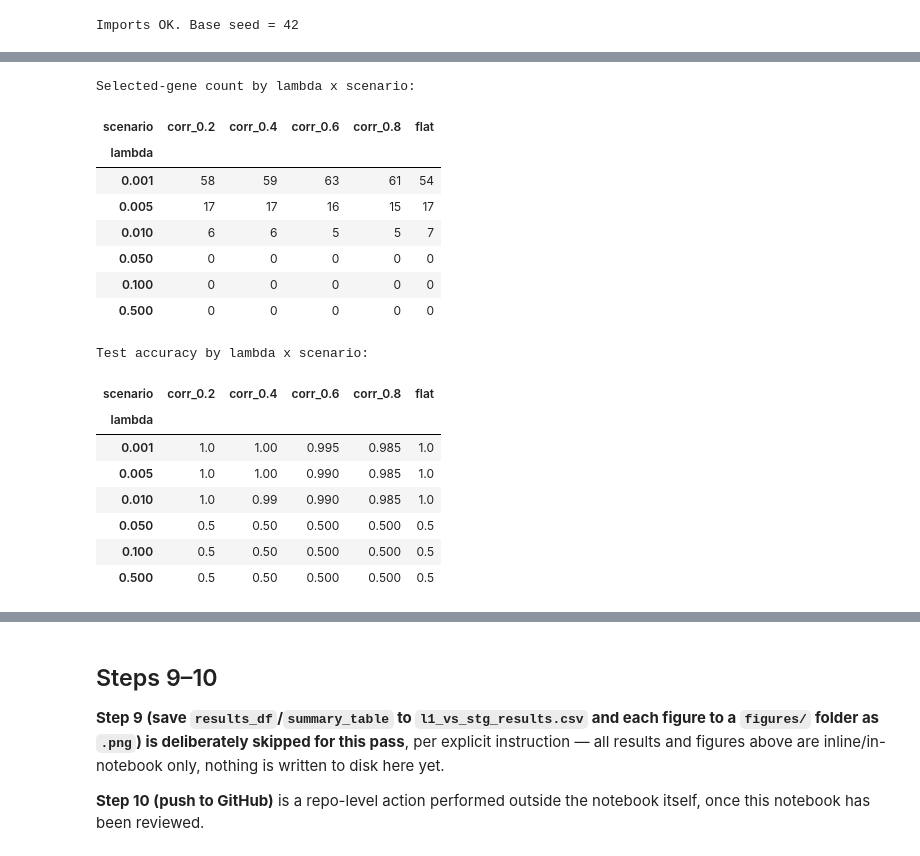
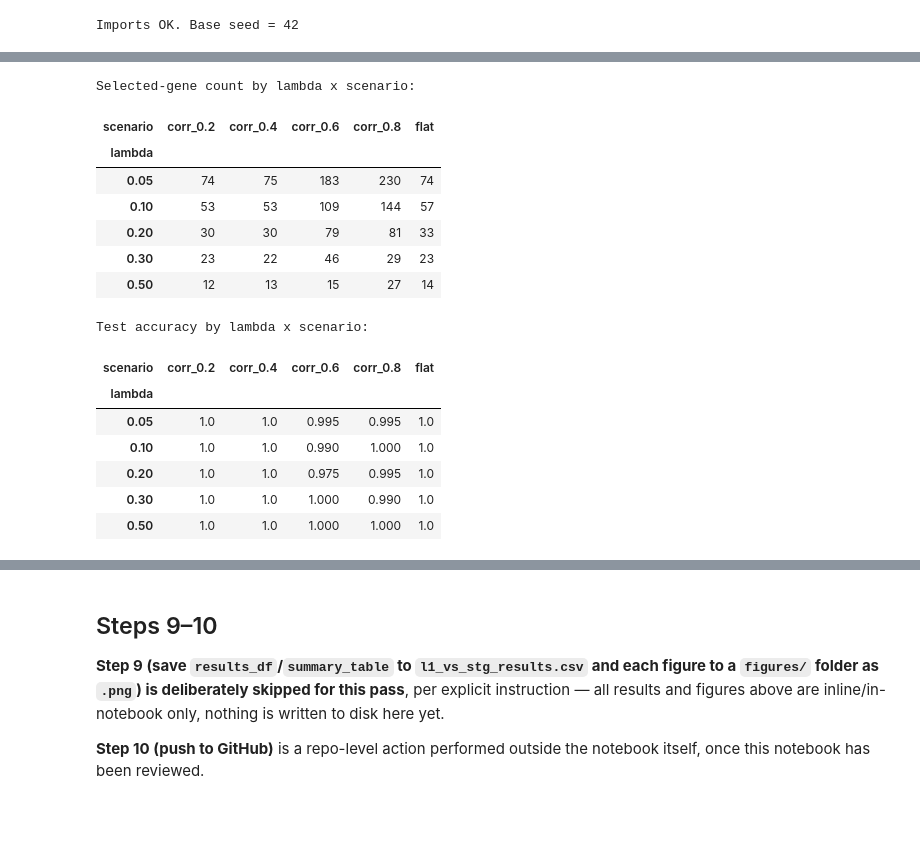
Before and after one commit to sierramendoza543/sierra-gating-project, a Jupyter notebook: l1_vs_stg_baseline_comparison.ipynb, the cells around one changed output, grey strips where cells are left out. Saved outputs shown, nothing was run; the diff lists cells and outputs as text; code cells hidden in the pictures; blank space fills up the shorter version.

```diff
--- a/l1_vs_stg_baseline_comparison.ipynb
+++ b/l1_vs_stg_baseline_comparison.ipynb
@@ -392,0 +375,31 @@ output below.
+# %%
+def stg_predict_proba(model, X):
+    """STG.predict() (in the installed package) only returns the hard class label.
+    This mirrors that same forward pass but returns the softmax probability of
+    class 1 instead, which is what roc_auc_score needs."""
+    dataset = SimpleDataset(X)
+    loader = DataLoader(dataset, batch_size=X.shape[0], shuffle=False)
+    model._model.eval()
+    probs = []
+    for feed_dict in loader:
+        feed_dict = as_tensor(feed_dict)
+        with torch.no_grad():
+            output_dict = model._model(feed_dict)
+        probs.append(as_numpy(output_dict["prob"]))
+    return np.concatenate(probs, axis=0)[:, 1]
+
+
+def train_stg(X_train, y_train, lam, seed, nr_epochs=200):
+    """Fit an STG classifier (official package) and return the fitted model."""
+    torch.manual_seed(seed)
+    np.random.seed(seed)
+    model = STG(
+        task_type="classification", input_dim=X_train.shape[1], output_dim=2,
+        hidden_dims=[128, 32], activation="tanh", optimizer="Adam", learning_rate=0.01,
+        batch_size=X_train.shape[0], feature_selection=True, sigma=0.5, lam=lam,
+        random_state=seed, device="cpu",
+    )
+    model.fit(X_train, y_train.astype(float), nr_epochs=nr_epochs, verbose=False)
+    return model
+
+print("STG training/eval functions defined (using the official stg package).")
@@ -393,37 +426,35 @@ output below.
 # %%
-LAMBDA_CANDIDATES = [0.001, 0.005, 0.01, 0.05, 0.1, 0.5]
+LAMBDA_CANDIDATES = [0.05, 0.1, 0.2, 0.3, 0.5]
 sweep_rows = []
 
 for scenario in SCENARIOS:
     pre = preprocessed[(scenario, SEEDS[0])]
     for lam in LAMBDA_CANDIDATES:
-        mu, linear = train_stg(pre["X_train"], pre["y_train"], lam=lam, seed=SEEDS[0])
-        proba, _ = stg_predict_proba(mu, linear, pre["X_test"])
-        n_sel = int((mu.numpy() > 0).sum())
+        model = train_stg(pre["X_train"], pre["y_train"], lam=lam, seed=SEEDS[0], nr_epochs=100)
+        proba = stg_predict_proba(model, pre["X_test"])
+        n_sel = int((model.get_gates(mode="prob") > 0.5).sum())
         acc = accuracy_score(pre["y_test"], (proba > 0.5).astype(int))
         sweep_rows.append({"scenario": scenario, "lambda": lam, "n_selected": n_sel, "test_accuracy": acc})
 
 sweep_df = pd.DataFrame(sweep_rows)
 print("Selected-gene count by lambda x scenario:")
 display(sweep_df.pivot(index="lambda", columns="scenario", values="n_selected"))
 print("\nTest accuracy by lambda x scenario:")
 display(sweep_df.pivot(index="lambda", columns="scenario", values="test_accuracy"))
 # %% [output]
 Selected-gene count by lambda x scenario:
 | scenario | corr_0.2 | corr_0.4 | corr_0.6 | corr_0.8 | flat |
 | lambda |  |  |  |  |  |
-| 0.001 | 58 | 59 | 63 | 61 | 54 |
-| 0.005 | 17 | 17 | 16 | 15 | 17 |
-| 0.010 | 6 | 6 | 5 | 5 | 7 |
-| 0.050 | 0 | 0 | 0 | 0 | 0 |
-| 0.100 | 0 | 0 | 0 | 0 | 0 |
-| 0.500 | 0 | 0 | 0 | 0 | 0 |
+| 0.05 | 74 | 75 | 183 | 230 | 74 |
+| 0.10 | 53 | 53 | 109 | 144 | 57 |
+| 0.20 | 30 | 30 | 79 | 81 | 33 |
+| 0.30 | 23 | 22 | 46 | 29 | 23 |
+| 0.50 | 12 | 13 | 15 | 27 | 14 |
 Test accuracy by lambda x scenario:
 | scenario | corr_0.2 | corr_0.4 | corr_0.6 | corr_0.8 | flat |
 | lambda |  |  |  |  |  |
-| 0.001 | 1.0 | 1.00 | 0.995 | 0.985 | 1.0 |
-| 0.005 | 1.0 | 1.00 | 0.990 | 0.985 | 1.0 |
-| 0.010 | 1.0 | 0.99 | 0.990 | 0.985 | 1.0 |
-| 0.050 | 0.5 | 0.50 | 0.500 | 0.500 | 0.5 |
-| 0.100 | 0.5 | 0.50 | 0.500 | 0.500 | 0.5 |
-| 0.500 | 0.5 | 0.50 | 0.500 | 0.500 | 0.5 |
+| 0.05 | 1.0 | 1.0 | 0.995 | 0.995 | 1.0 |
+| 0.10 | 1.0 | 1.0 | 0.990 | 1.000 | 1.0 |
+| 0.20 | 1.0 | 1.0 | 0.975 | 0.995 | 1.0 |
+| 0.30 | 1.0 | 1.0 | 1.000 | 0.990 | 1.0 |
+| 0.50 | 1.0 | 1.0 | 1.000 | 1.000 | 1.0 |
```
Also changed, not shown: parts of 37 cells of this notebook.
